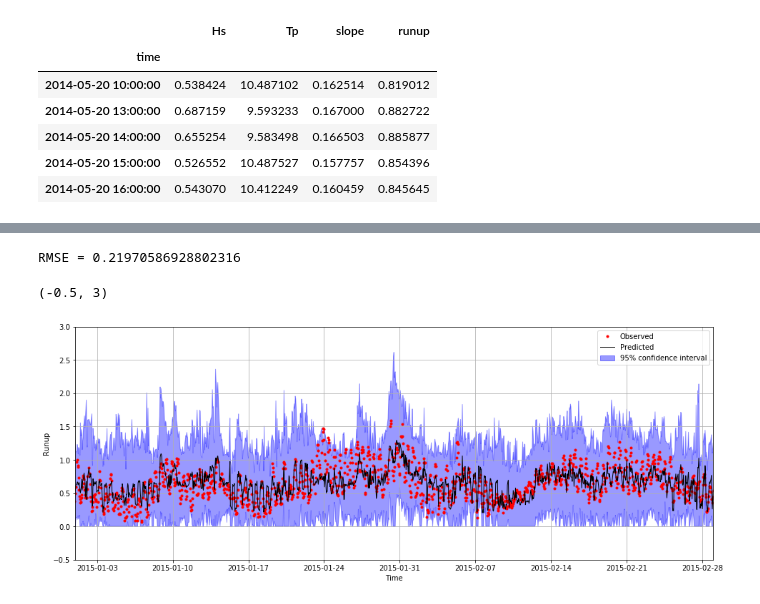
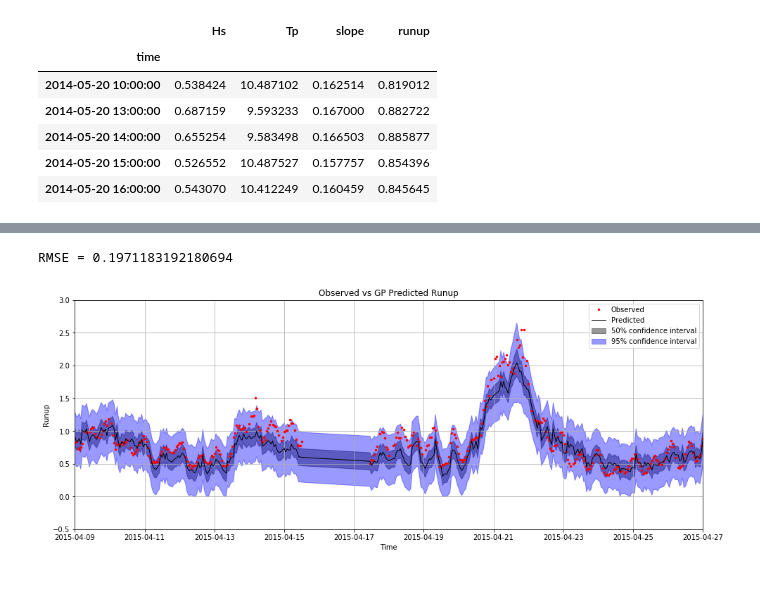
Before and after one commit to TomasBeuzen/PH12_Dune_Erosion_Model, a Jupyter notebook: Runup_GP/Gaussian_Process_Narra.ipynb, the cells around one changed output, grey strips where cells are left out. Drawn from its saved outputs; the diff is of its cells as text; code cells hidden in the pictures.

```diff
--- a/Runup_GP/Gaussian_Process_Narra.ipynb
+++ b/Runup_GP/Gaussian_Process_Narra.ipynb
@@ -59,39 +59,44 @@ X_train_scaled = scaler.transform(X_train)
 X_test_scaled = scaler.transform(X_test)
 # %%
 # Different Kernel Specification
-kernel = Matern(0.1, (1e-2, 1), 1.5)
+kernel = Matern(0.1, (1e-2, 1e2), 1.5) + WhiteKernel(1,(1e-2,1e2))
 # kernel = Matern(1, (1e-2, 1e2),1.5)
 # kernel = DotProduct(1, (1e-2, 1e2))
 # kernel = ExpSineSquared()
 # kenrel = RationalQuadratic()
 # %%
 # Train GP model
-gp = GaussianProcessRegressor(kernel=kernel, n_restarts_optimizer=9, alpha=0.3, normalize_y=True, random_state=123)
+# gp = GaussianProcessRegressor(kernel=kernel, n_restarts_optimizer=9, alpha=0.3, normalize_y=True, random_state=123)
+gp = GaussianProcessRegressor(kernel=kernel, n_restarts_optimizer=9, normalize_y=True, random_state=123)
 gp.fit(X_train_scaled, y_train)
 y_pred, sigma = gp.predict(X_test_scaled, return_std=True)
 # %%
 # Evaluate Predictions
 print('RMSE =', np.sqrt(mean_squared_error(y_test,y_pred)))
 # %% [output]
-RMSE = 0.21970586928802316
+RMSE = 0.1971183192180694
 # %%
 # Create a df for use in plotting
 df_y = pd.DataFrame({'runup':y_test['runup'].values,'runup_pred':y_pred.ravel(),'sigma':sigma},index=y_test.index)
 df_y.sort_index(inplace=True) # Time order
 # Plot
 fig, axes = plt.subplots(figsize=(16,6))
-axes.plot(df_y['runup'],'r.',label='Observed')
+axes.plot(df_y['runup'],'r.',markersize=5,label='Observed')
 axes.plot(df_y['runup_pred'],'k-',lw=1,label='Predicted')
+axes.fill_between(df_y.index,
+                  (df_y['runup_pred'] - 0.67 * df_y['sigma']).clip(0),
+                  df_y['runup_pred'] + 0.67 * df_y['sigma'],
+                  alpha=0.4, color='k', label='50% confidence interval')
 axes.fill_between(df_y.index,
                   (df_y['runup_pred'] - 1.9600 * df_y['sigma']).clip(0),
                   df_y['runup_pred'] + 1.9600 * df_y['sigma'],
                   alpha=0.4, color='b', label='95% confidence interval')
 axes.set_ylabel('Runup')
 axes.set_xlabel('Time')
+axes.set_title('Observed vs GP Predicted Runup')
 axes.legend(loc='upper right')
 axes.grid(True)
-axes.set_xlim('2015-01','2015-03')
-axes.set_ylim(-0.5,3)
+axes.set_xlim('2015-04-09','2015-04-27')
+axes.set_ylim(-0.5,3);
 # %% [output]
-(-0.5, 3)
-[figure, old version]
+[figure, new version]
```
Also changed, not shown: parts of 4 cells of this notebook.
